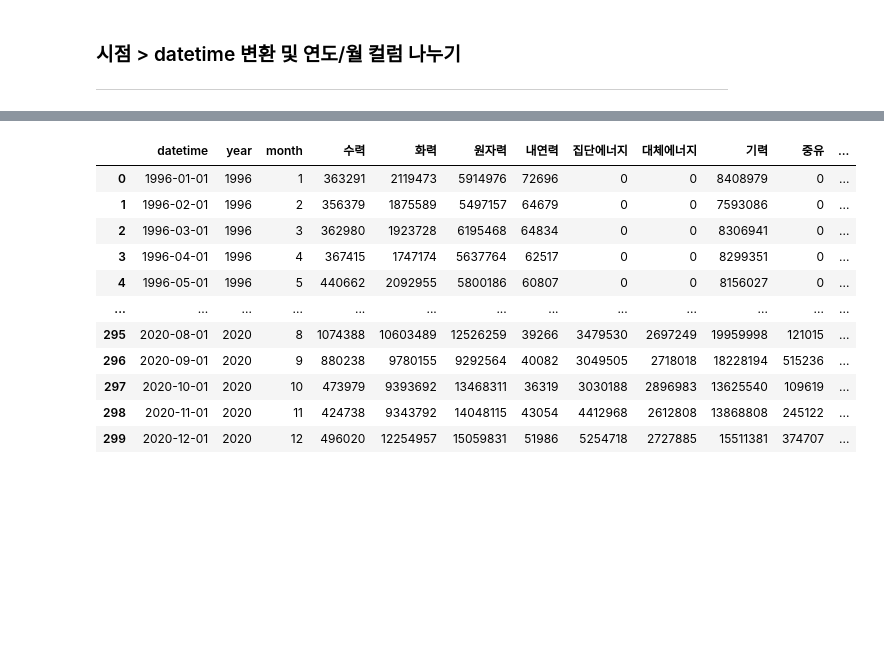
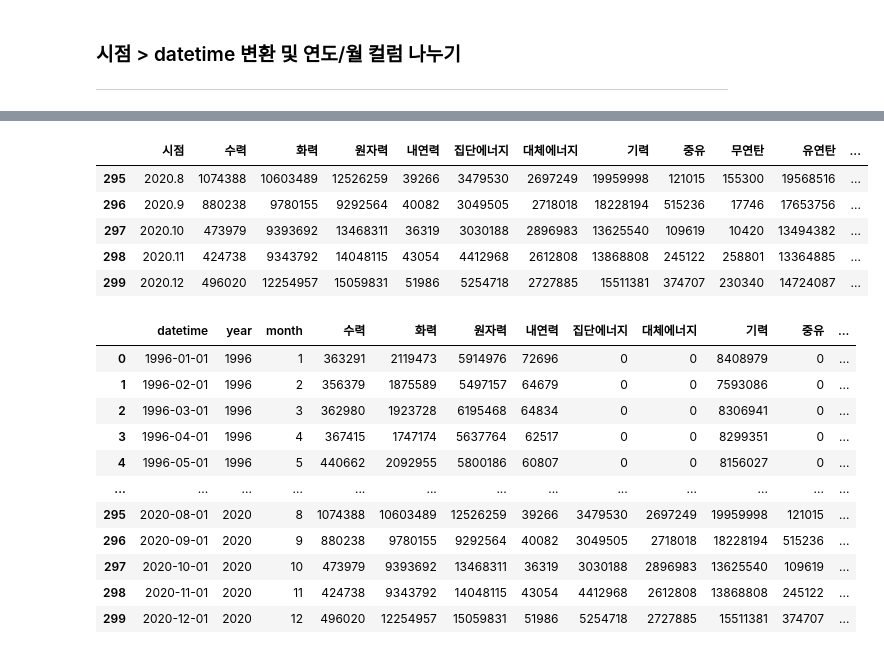
Before and after one commit to minsoo-s/03_Self_Study, a Jupyter notebook: pre_minsoo.ipynb, the cells around one changed output, grey strips where cells are left out. Drawn from its saved outputs; the diff is of its cells as text; code cells hidden in the pictures; blank space fills up the shorter version.

```diff
--- a/PRE.ipynb
+++ b/pre_minsoo.ipynb
@@ -520,4 +520,14 @@ df_1996_2020
 300 rows × 12 columns
+# %%
+df_1996_2020['시점'] = df_1996_2020['시점'].str.replace('월',"")
+df_1996_2020.tail()
+# %% [output]
+|  | 시점 | 수력 | 화력 | 원자력 | 내연력 | 집단에너지 | 대체에너지 | 기력 | 중유 | 무연탄 | 유연탄 | ... |
+| 295 | 2020.8 | 1074388 | 10603489 | 12526259 | 39266 | 3479530 | 2697249 | 19959998 | 121015 | 155300 | 19568516 | ... |
+| 296 | 2020.9 | 880238 | 9780155 | 9292564 | 40082 | 3049505 | 2718018 | 18228194 | 515236 | 17746 | 17653756 | ... |
+| 297 | 2020.10 | 473979 | 9393692 | 13468311 | 36319 | 3030188 | 2896983 | 13625540 | 109619 | 10420 | 13494382 | ... |
+| 298 | 2020.11 | 424738 | 9343792 | 14048115 | 43054 | 4412968 | 2612808 | 13868808 | 245122 | 258801 | 13364885 | ... |
+| 299 | 2020.12 | 496020 | 12254957 | 15059831 | 51986 | 5254718 | 2727885 | 15511381 | 374707 | 230340 | 14724087 | ... |
 # %%
 datetime = pd.to_datetime(df_1996_2020['시점'])
 year = pd.to_datetime(df_1996_2020['시점']).dt.year
```
Also changed, not shown: parts of 13 cells of this notebook, 1 other file.
